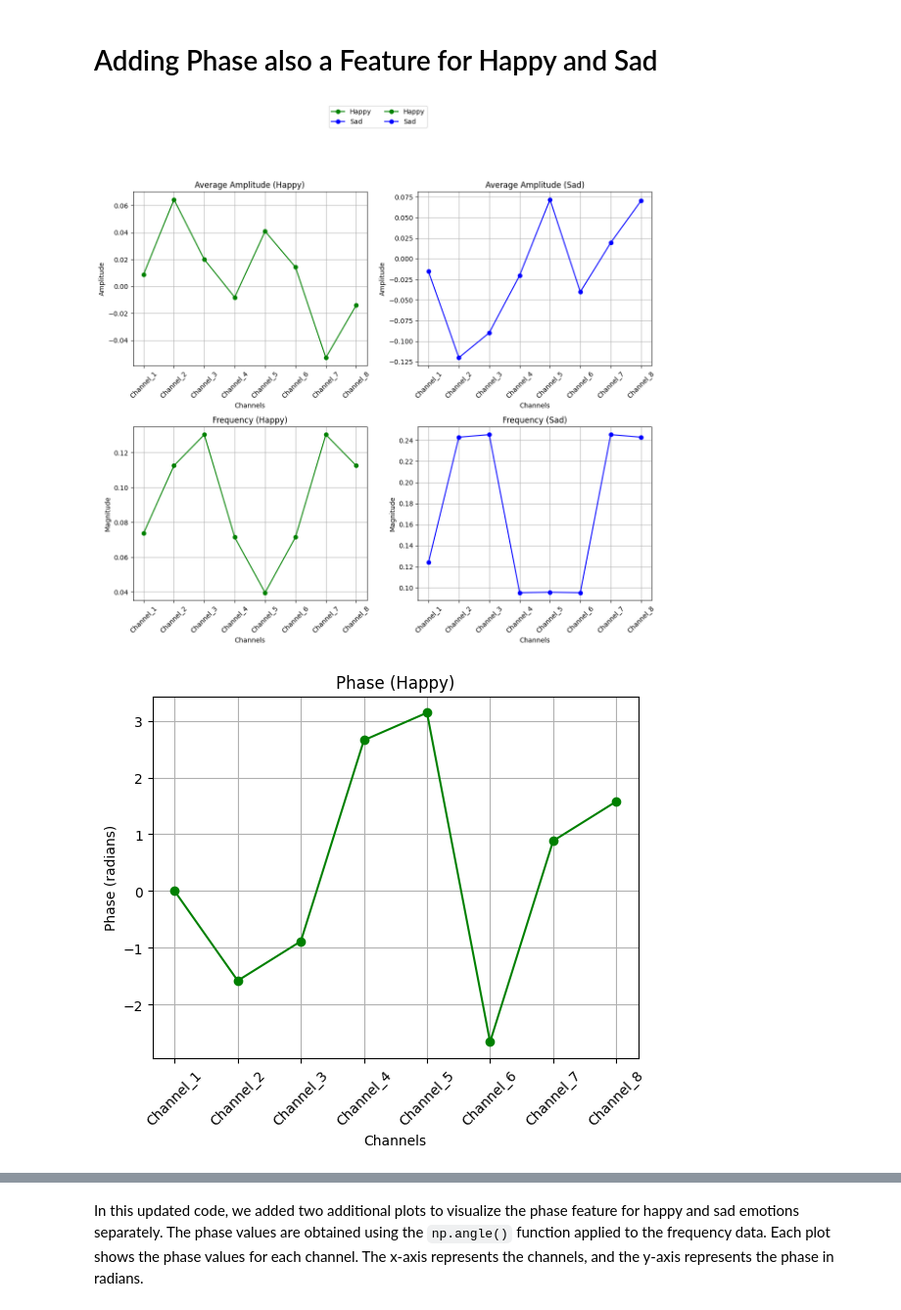
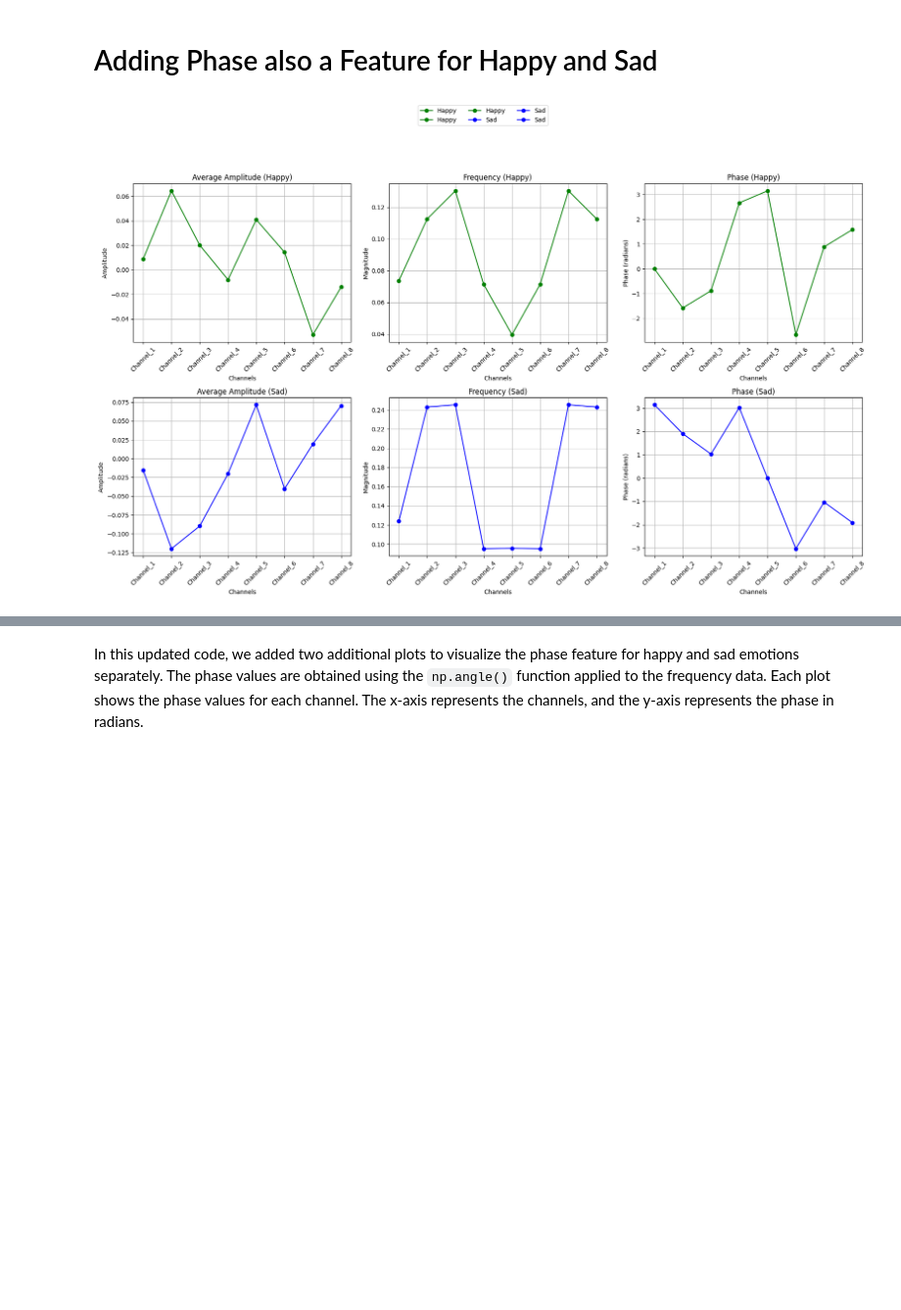
Before and after one commit to vinkrishna/ExpandingSenses, a Jupyter notebook: Chapter4.ipynb, the cells around one changed output, grey strips where cells are left out. Shown: that part at 98% size. Cells and saved outputs as stored; diff of their text form; code cells hidden in the pictures; blank space fills up the shorter version.

```diff
--- a/Chapter4.ipynb
+++ b/Chapter4.ipynb
@@ -331,7 +331,7 @@ average_amplitude = data.select_dtypes(include=[np.number]).mean()  # Select num
 frequency = np.fft.fft(brain_activity)
 
 # Create subplots for happy and sad emotions
-fig, axs = plt.subplots(2, 2, figsize=(12, 10))
+fig, axs = plt.subplots(2, 3, figsize=(18, 10))
 
 # Reset index of emotion Series and average_amplitude
 happy_emotion_mask = data["Emotion"] == "happy"
@@ -341,71 +341,65 @@ sad_emotion_mask = data["Emotion"] == "sad"
 sad_data = data.loc[sad_emotion_mask, data.columns[:-1]]
 
 # Plot average amplitude for happy emotions (green)
 axs[0, 0].plot(happy_data.mean(), marker='o', color='green', label='Happy')
 axs[0, 0].set_title('Average Amplitude (Happy)')
 axs[0, 0].set_xlabel('Channels')
 axs[0, 0].set_ylabel('Amplitude')
 axs[0, 0].set_xticks(range(num_channels))
 axs[0, 0].set_xticklabels(happy_data.columns, rotation=45)
 axs[0, 0].grid(True)
 
 # Plot average amplitude for sad emotions (blue)
-axs[0, 1].plot(sad_data.mean(), marker='o', color='blue', label='Sad')
-axs[0, 1].set_title('Average Amplitude (Sad)')
-axs[0, 1].set_xlabel('Channels')
-axs[0, 1].set_ylabel('Amplitude')
-axs[0, 1].set_xticks(range(num_channels))
-axs[0, 1].set_xticklabels(sad_data.columns, rotation=45)
-axs[0, 1].grid(True)
+axs[1, 0].plot(sad_data.mean(), marker='o', color='blue', label='Sad')
+axs[1, 0].set_title('Average Amplitude (Sad)')
+axs[1, 0].set_xlabel('Channels')
+axs[1, 0].set_ylabel('Amplitude')
+axs[1, 0].set_xticks(range(num_channels))
+axs[1, 0].set_xticklabels(sad_data.columns, rotation=45)
+axs[1, 0].grid(True)
 
 # Plot frequency for happy emotions
-axs[1, 0].plot(np.abs(frequency[happy_emotion_mask].mean(axis=0)), marker='o', color='green', label='Happy')
-axs[1, 0].set_title('Frequency (Happy)')
-axs[1, 0].set_xlabel('Channels')
-axs[1, 0].set_ylabel('Magnitude')
-axs[1, 0].set_xticks(range(num_channels))
-axs[1, 0].set_xticklabels(data.columns[:-1], rotation=45)
-axs[1, 0].grid(True)
+axs[0, 1].plot(np.abs(frequency[happy_emotion_mask].mean(axis=0)), marker='o', color='green', label='Happy')
+axs[0, 1].set_title('Frequency (Happy)')
+axs[0, 1].set_xlabel('Channels')
+axs[0, 1].set_ylabel('Magnitude')
+axs[0, 1].set_xticks(range(num_channels))
+axs[0, 1].set_xticklabels
+axs[0, 1].set_xticklabels(data.columns[:-1], rotation=45)
+axs[0, 1].grid(True)
 
 # Plot frequency for sad emotions
 axs[1, 1].plot(np.abs(frequency[sad_emotion_mask].mean(axis=0)), marker='o', color='blue', label='Sad')
 axs[1, 1].set_title('Frequency (Sad)')
 axs[1, 1].set_xlabel('Channels')
 axs[1, 1].set_ylabel('Magnitude')
 axs[1, 1].set_xticks(range(num_channels))
 axs[1, 1].set_xticklabels(data.columns[:-1], rotation=45)
 axs[1, 1].grid(True)
 
+# Plot phase for happy emotions
+axs[0, 2].plot(np.angle(frequency[happy_emotion_mask].mean(axis=0)), marker='o', color='green', label='Happy')
+axs[0, 2].set_title('Phase (Happy)')
+axs[0, 2].set_xlabel('Channels')
+axs[0, 2].set_ylabel('Phase (radians)')
+axs[0, 2].set_xticks(range(num_channels))
+axs[0, 2].set_xticklabels(data.columns[:-1], rotation=45)
+axs[0, 2].grid(True)
+
+# Plot phase for sad emotions
+axs[1, 2].plot(np.angle(frequency[sad_emotion_mask].mean(axis=0)), marker='o', color='blue', label='Sad')
+axs[1, 2].set_title('Phase (Sad)')
+axs[1, 2].set_xlabel('Channels')
+axs[1, 2].set_ylabel('Phase (radians)')
+axs[1, 2].set_xticks(range(num_channels))
+axs[1, 2].set_xticklabels(data.columns[:-1], rotation=45)
+axs[1, 2].grid(True)
+
 # Add a common legend
-fig.legend(loc='upper center', bbox_to_anchor=(0.5, 1.15), ncol=2)
+fig.legend(loc='upper center', bbox_to_anchor=(0.5, 1.15), ncol=3)
 
 # Adjust layout and display plot
 plt.tight_layout()
 plt.show()
-
-# Plot phase for happy emotions
-fig, axs = plt.subplots()
-axs.plot(np.angle(frequency[happy_emotion_mask].mean(axis=0)), marker='o', color='green', label='Happy')
-axs.set_title('Phase (Happy)')
-axs.set_xlabel('Channels')
-axs.set_ylabel('Phase (radians)')
-axs.set_xticks(range(num_channels))
-
-axs.set_xticklabels(data.columns[:-1], rotation=45)
-axs.grid(True)
-
-# Plot phase for sad emotions
-fig, axs = plt.subplots()
-axs.plot(np.angle(frequency[sad_emotion_mask].mean(axis=0)), marker='o', color='blue', label='Sad')
-axs.set_title('Phase (Sad)')
-axs.set_xlabel('Channels')
-axs.set_ylabel('Phase (radians)')
-axs.set_xticks(range(num_channels))
-axs.set_xticklabels(data.columns[:-1], rotation=45)
-axs.grid(True)
-
-# Display the plots
-plt.show()
 # %% [output]
-[figure, old version]
+[figure, new version]
-[figure, removed]
```
Also changed, not shown: parts of 1 cell of this notebook.
